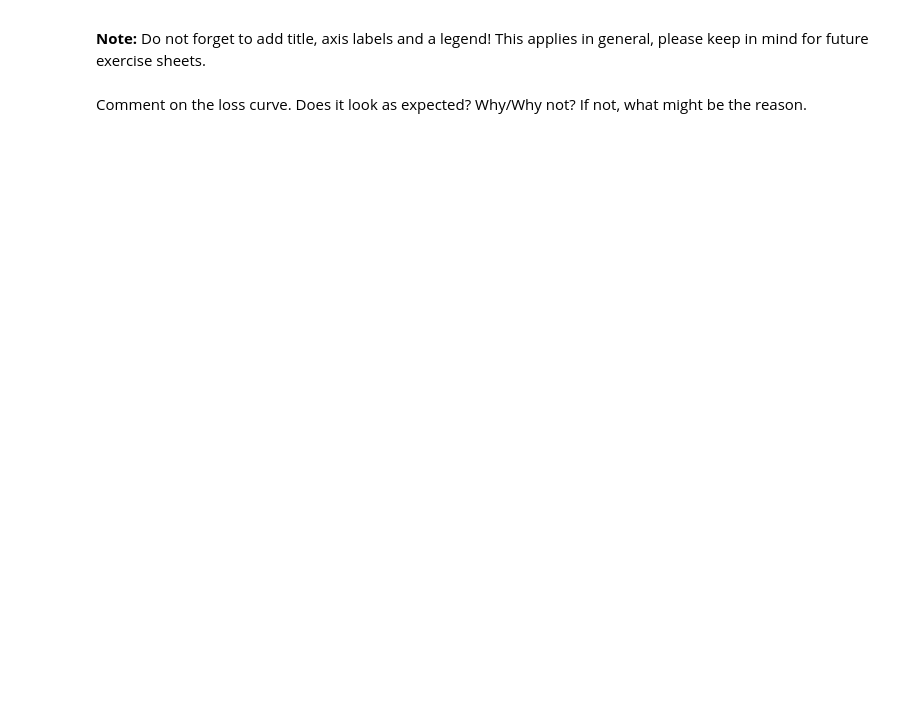
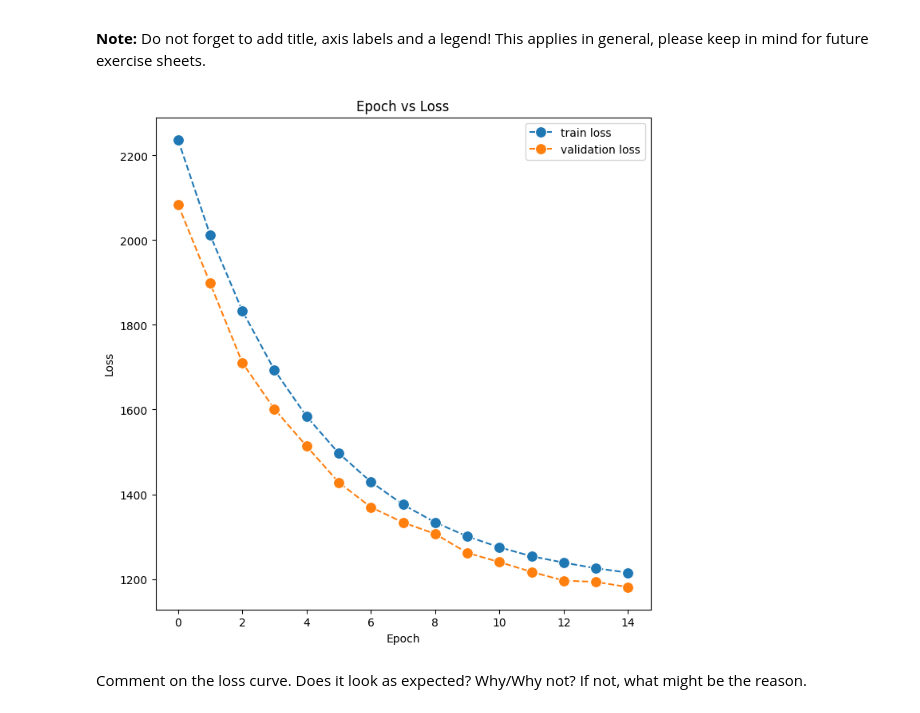
Before and after one commit to josh-wilkinson/MachineLearningExercises, a Jupyter notebook: Practical02/2_JoshuaWilkinson_IliaLeonov_HoaiSonBien.ipynb, the cells around one changed output. Saved outputs shown, nothing was run; the diff lists cells and outputs as text; code cells hidden in the pictures; blank space fills up the shorter version.

Commit message:
implemented the trainig part. Only the hyperparameters are left

```diff
--- a/Practical02/2_JoshuaWilkinson_IliaLeonov_HoaiSonBien.ipynb
+++ b/Practical02/2_JoshuaWilkinson_IliaLeonov_HoaiSonBien.ipynb
@@ -576,3 +670,16 @@ This applies in general, please keep in mind for future exercise sheets.
 # TODO write a run_training function that
 # - calls the train and validate functions for each epoch
 # - saves the train_losses, val_losses as arrays for each epoch
+
+def run_training(model, optimazer, loss_function, train_dataloader, val_dataloader, num_epochs, lr):
+    '''A function that calls the train and validate functions for each epoch'''
+    train_losses = []
+    val_losses = []
+
+    for epoch in range(num_epochs):
+        train_loss = training_function(model, optimazer, loss_function, train_dataloader, num_epochs, lr)
+        val_loss = validation_function(model, loss_function, val_dataloader)
+        train_losses.append(train_loss)
+        val_losses.append(val_loss)
+
+    return train_losses, val_losses
@@ -582,2 +686,26 @@ num_epochs = 15
+# %%
+# TODO call the run_training function and run it for 10 epochs.
+num_epochs = 15
+
+#redefine the model
+model = LinearRegression(input_dim = input_dim, output_dim=output_dim).to(device)
+optimazer = torch.optim.SGD(model.parameters(), lr=lr)
+loss_function = torch.nn.MSELoss()
+
+# train the network
+train_losses, val_losses = run_training(model, optimazer, loss_function, train_dataloader, val_dataloader, num_epochs, lr)
+# %%
+# TODO write a plot function
+def plot_losses(train_losses, val_losses, ax = None):
+    if ax == None:
+        fig, ax = plt.subplots(1,1, figsize = (8,8))
+    sns.lineplot(x = range(num_epochs), y = train_losses, label = 'train loss', ax = ax, marker = 'o', markersize=10, linestyle = '--')
+    sns.lineplot(x = range(num_epochs), y = val_losses, label = 'validation loss', ax = ax, marker = 'o', markersize=10, linestyle = '--')
+    ax.set_xlabel('Epoch')
+    ax.set_ylabel('Loss')
+    ax.set_title('Epoch vs Loss')
 # %%
-# TODO write a plot function
+# TODO plot losses
+plot_losses(train_losses, val_losses)
+# %% [output]
+[figure, added]
```
Also changed, not shown: parts of 20 cells of this notebook, 1 other file.
